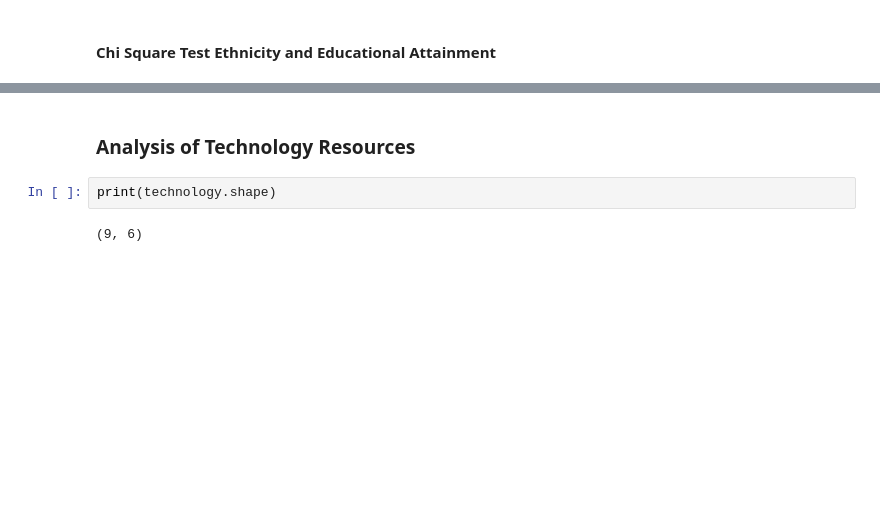
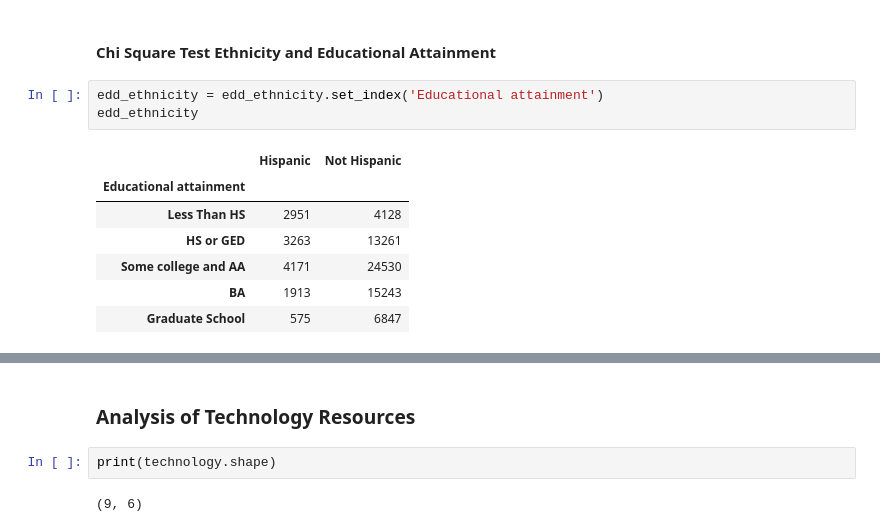
Before and after one commit to aliescont/WiD_Residency_2021_October, a Jupyter notebook: Team_1/Educational Attainment_Analysis_MC.ipynb, the cells around one changed output, grey strips where cells are left out. Saved outputs shown, nothing was run; the diff lists cells and outputs as text; blank space fills up the shorter version.

```diff
--- a/Team_1/Educational Attainment_Analysis_MC.ipynb
+++ b/Team_1/Educational Attainment_Analysis_MC.ipynb
@@ -81,2 +383,13 @@ memory usage: 4.3+ KB
 # %% [markdown]
 #### Chi Square Test Ethnicity and Educational Attainment
+# %%
+edd_ethnicity = edd_ethnicity.set_index('Educational attainment')
+edd_ethnicity
+# %% [output]
+|  | Hispanic | Not Hispanic |
+| Educational attainment |  |  |
+| Less Than HS | 2951 | 4128 |
+| HS or GED | 3263 | 13261 |
+| Some college and AA | 4171 | 24530 |
+| BA | 1913 | 15243 |
+| Graduate School | 575 | 6847 |
```
Also changed, not shown: parts of 27 cells of this notebook.
